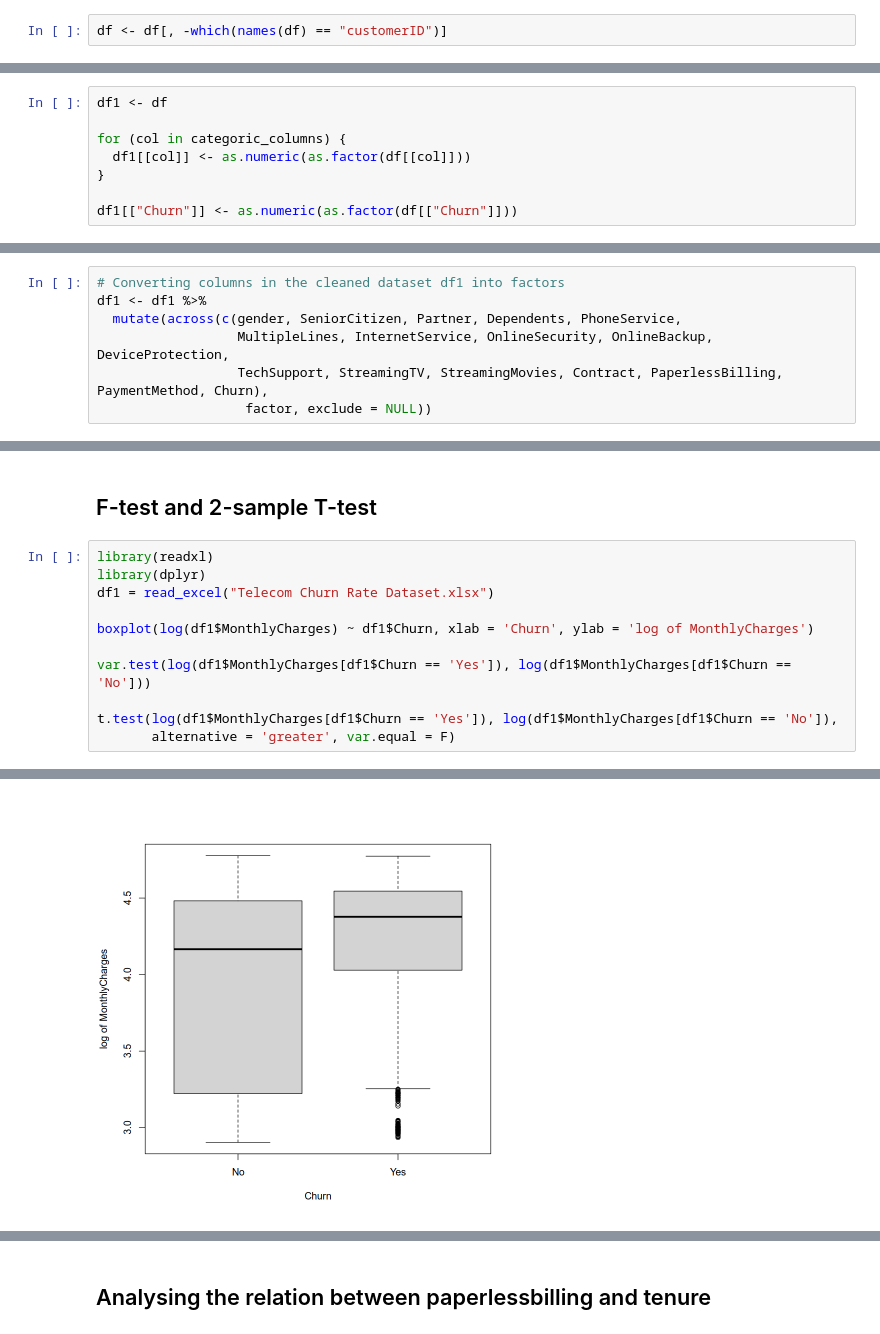
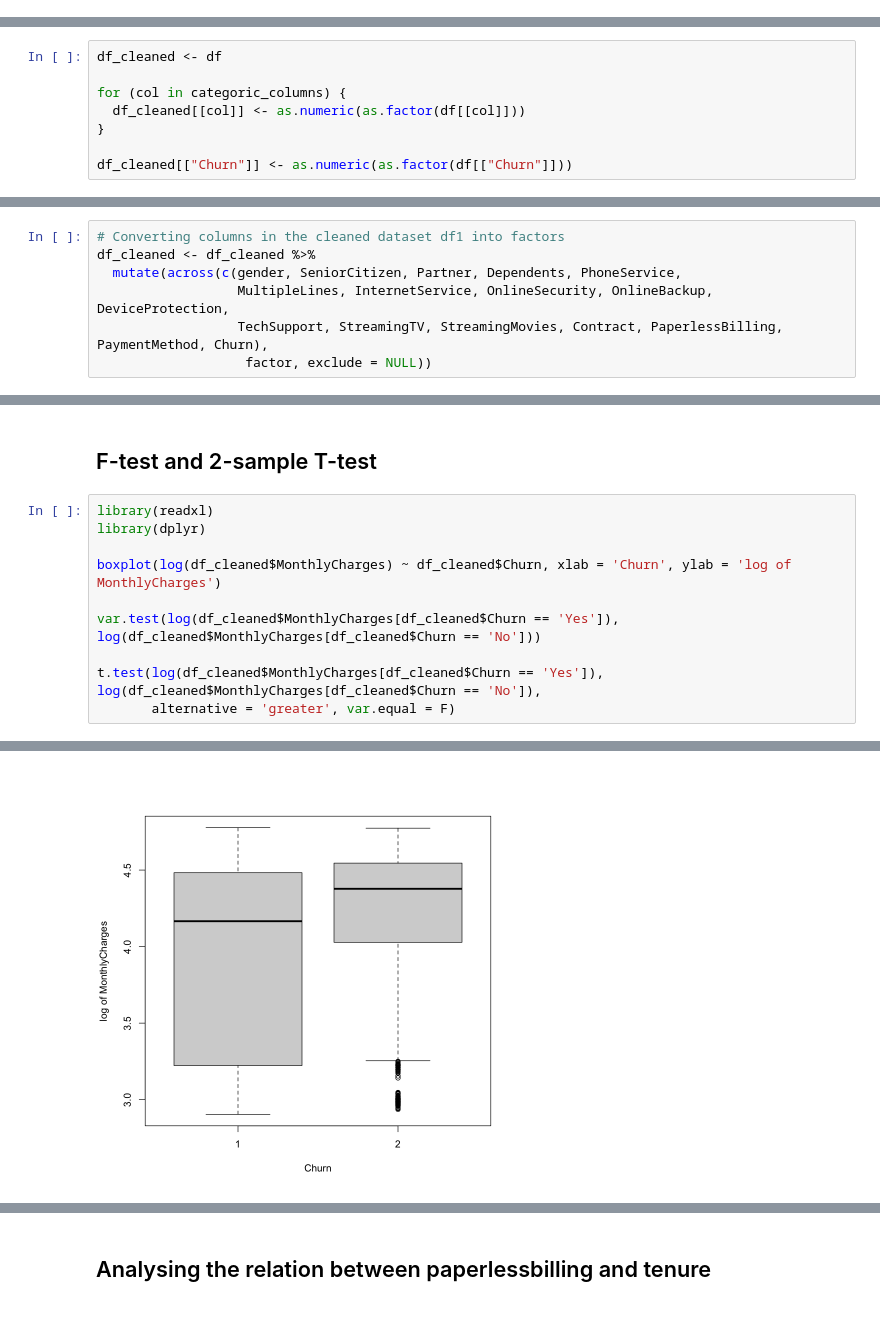
Before and after one commit to Sachin-Bhat/MH3511-Telco-Churn-Rate, a Jupyter notebook: project_final.ipynb, the cells around one changed output, grey strips where cells are left out. Saved outputs shown, nothing was run; the diff lists cells and outputs as text.

```diff
--- a/project_final.ipynb
+++ b/project_final.ipynb
@@ -157,4 +155,2 @@ Step 3: Dropping customerID (Since it is only an identifier and not relevant to
-# %%
-df <- df[, -which(names(df) == "customerID")]
 # %%
 str(df)
@@ -224,11 +216,11 @@ Loading required package: lattice
 # %%
-df1 <- df
+df_cleaned <- df
 
 for (col in categoric_columns) {
-  df1[[col]] <- as.numeric(as.factor(df[[col]]))
+  df_cleaned[[col]] <- as.numeric(as.factor(df[[col]]))
 }
 
-df1[["Churn"]] <- as.numeric(as.factor(df[["Churn"]]))
+df_cleaned[["Churn"]] <- as.numeric(as.factor(df[["Churn"]]))
 # %% [markdown]
 Step 6: Summary Statistics of Numerical Data
 # %%
@@ -389,6 +364,6 @@ library(tidyverse)
 # %%
 # Converting columns in the cleaned dataset df1 into factors
-df1 <- df1 %>%
+df_cleaned <- df_cleaned %>%
   mutate(across(c(gender, SeniorCitizen, Partner, Dependents, PhoneService,
                   MultipleLines, InternetService, OnlineSecurity, OnlineBackup, DeviceProtection,
                   TechSupport, StreamingTV, StreamingMovies, Contract, PaperlessBilling, PaymentMethod, Churn),
@@ -656,12 +615,11 @@ Setting direction: controls < cases
 # %%
 library(readxl)
 library(dplyr)
-df1 = read_excel("Telecom Churn Rate Dataset.xlsx")
 
-boxplot(log(df1$MonthlyCharges) ~ df1$Churn, xlab = 'Churn', ylab = 'log of MonthlyCharges')
+boxplot(log(df_cleaned$MonthlyCharges) ~ df_cleaned$Churn, xlab = 'Churn', ylab = 'log of MonthlyCharges')
 
-var.test(log(df1$MonthlyCharges[df1$Churn == 'Yes']), log(df1$MonthlyCharges[df1$Churn == 'No']))
+var.test(log(df_cleaned$MonthlyCharges[df_cleaned$Churn == 'Yes']), log(df_cleaned$MonthlyCharges[df_cleaned$Churn == 'No']))
 
-t.test(log(df1$MonthlyCharges[df1$Churn == 'Yes']), log(df1$MonthlyCharges[df1$Churn == 'No']),
+t.test(log(df_cleaned$MonthlyCharges[df_cleaned$Churn == 'Yes']), log(df_cleaned$MonthlyCharges[df_cleaned$Churn == 'No']),
        alternative = 'greater', var.equal = F)
 # %% [output]
@@ -688,4 +627,4 @@ mean of x mean of y
-[figure, old version]
+[figure, new version]
 # %%
 # Importing dependencies
 library(tidyverse)
```
Also changed, not shown: parts of 32 cells of this notebook, 2 other files.
